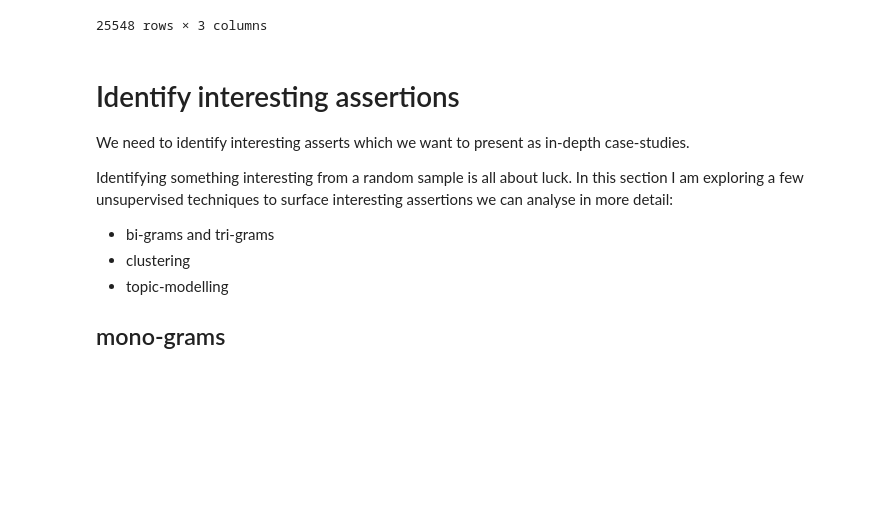
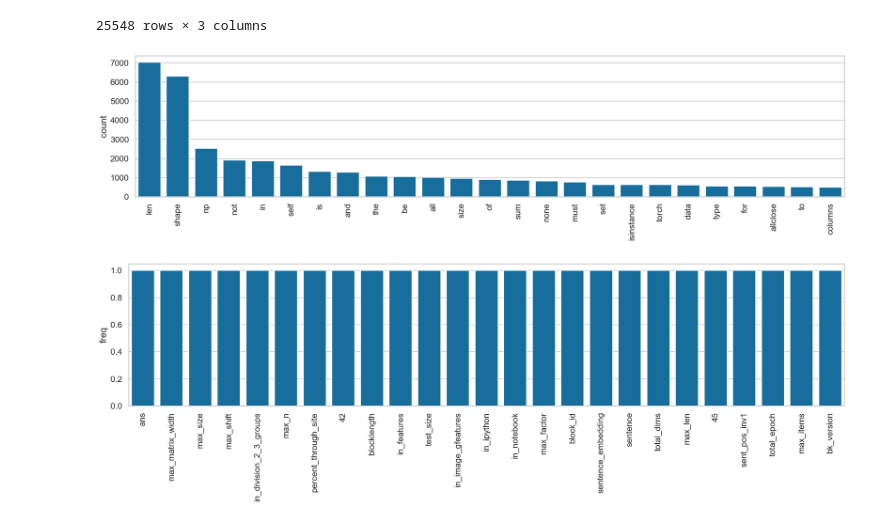
Before and after one commit to arumoy-shome/shome2023notebook, a Jupyter notebook: docs/analysis.ipynb, the cells around one changed output. Saved outputs shown, nothing was run; the diff lists cells and outputs as text; code cells hidden in the pictures; blank space fills up the shorter version.

```diff
--- a/docs/analysis.ipynb
+++ b/docs/analysis.ipynb
@@ -25,16 +51,23 @@ asserts
 | 6 | data/quaranta2021kgtorrent/KT_dat... | assert num_layers == len(num_filt... | import torch\nimport torch.nn as ... |
 | 6 | data/quaranta2021kgtorrent/KT_dat... | assert num_layers == len(num_kern... | import torch\nimport torch.nn as ... |
 25548 rows × 3 columns
-# %% [markdown]
-# Identify interesting assertions
-
-We need to identify interesting asserts which we want to present as in-depth case-studies.
-
-Identifying something interesting from a random sample is all about luck. In this section I am exploring a few unsupervised techniques to surface interesting assertions we can analyse in more detail:
-
-+ bi-grams and tri-grams
-+ clustering
-+ topic-modelling
-
-## mono-grams
+# %%
+vectorizer = CountVectorizer(
+    stop_words=["assert"],
+)
+X = vectorizer.fit_transform(asserts["assert"])
+counts = pd.DataFrame(
+    data={"count": X.toarray().sum(axis=0)},
+    index=vectorizer.get_feature_names_out(),
+)
+counts = counts.sort_values(by=["count"], ascending=False)
+# %%
+fig, ax = plt.subplots(figsize=(25,5))
+sns.barplot(
+    data=counts["count"].head(25),
+    ax=ax,
+)
+ax.tick_params(axis='x', rotation=90)
+# %% [output]
+[figure, added]
 # %%
@@ -49,3 +80,12 @@ occurances = pd.DataFrame(
     index=vectorizer.get_feature_names_out(),
 )
 occurances = occurances.sort_values(by=["freq"], ascending=False)
+# %%
+fig, ax = plt.subplots(figsize=(25,5))
+sns.barplot(
+    data=occurances["freq"].head(25),
+    ax=ax,
+)
+ax.tick_params(axis='x', rotation=90)
+# %% [output]
+[figure, added]
```
Also changed, not shown: parts of 38 cells of this notebook, 5 other files.
